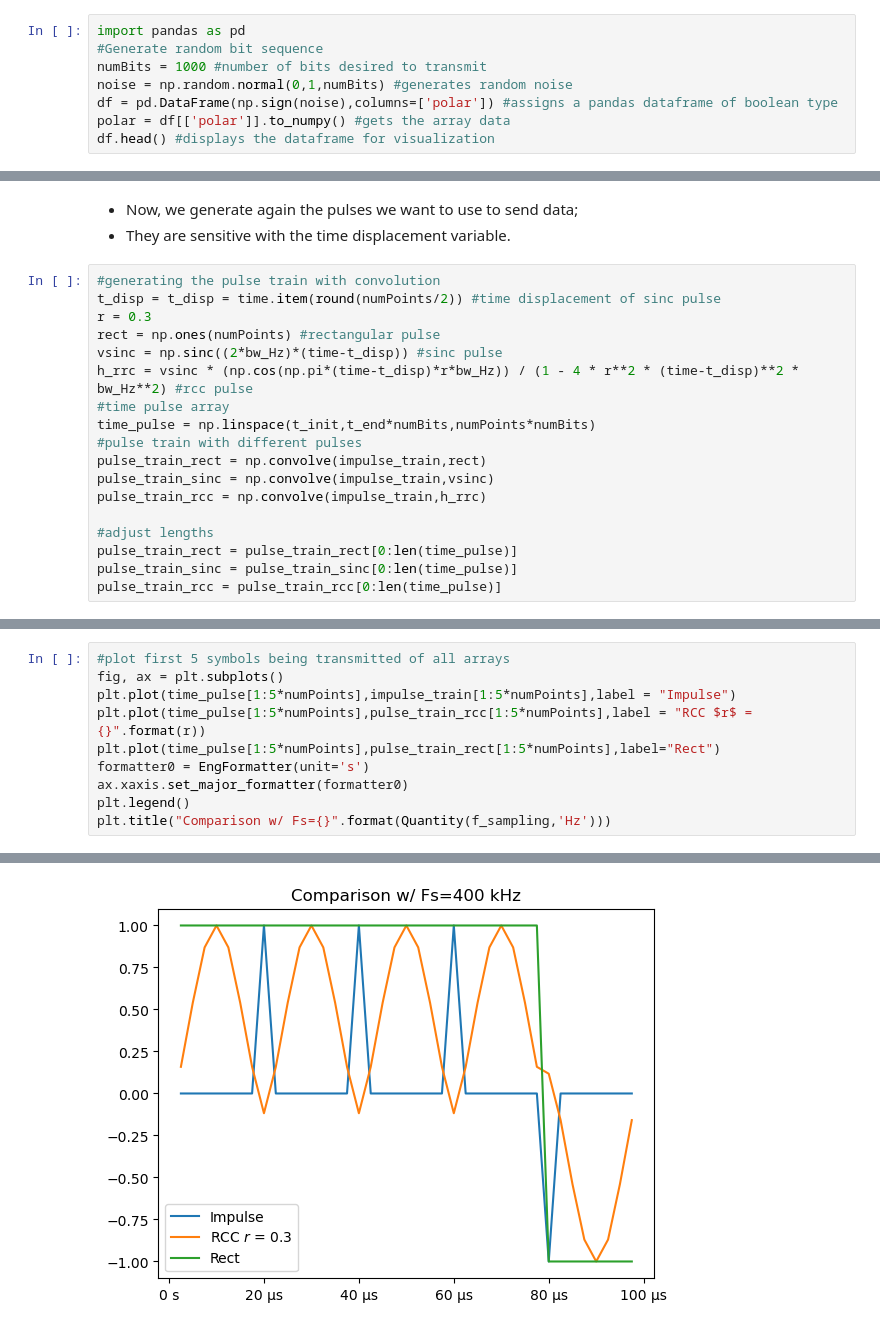
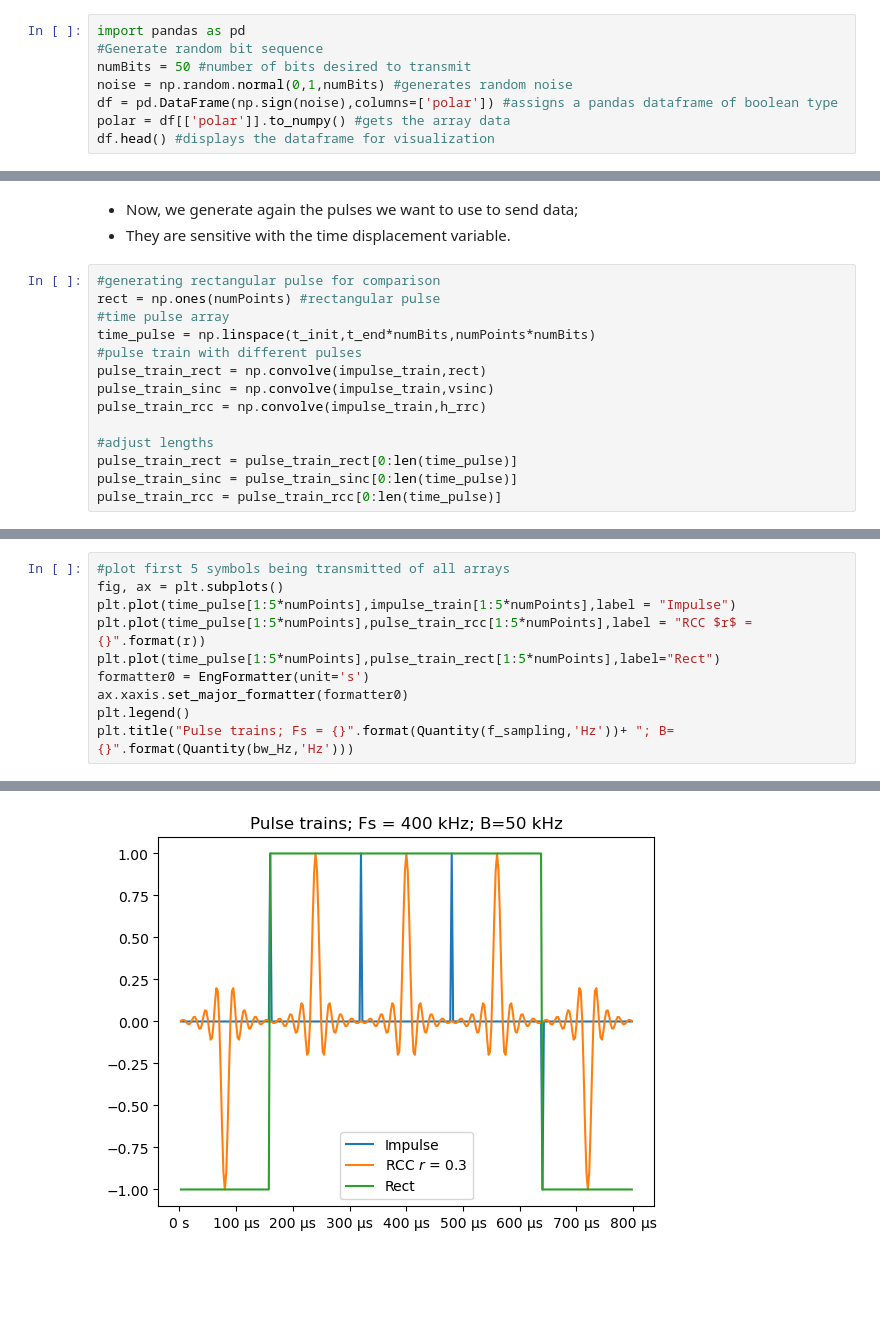
Before and after one commit to floose/py-ju-sea-dsp, a Jupyter notebook: ex1-rc-circ/LTSpice_Nyquist_pulse.ipynb, the cells around one changed output, grey strips where cells are left out. Saved outputs shown, nothing was run; the diff lists cells and outputs as text; blank space fills up the shorter version.

```diff
--- a/ex1-rc-circ/LTSpice_Nyquist_pulse.ipynb
+++ b/ex1-rc-circ/LTSpice_Nyquist_pulse.ipynb
@@ -332,7 +334,7 @@ plt.legend()
 # %%
 import pandas as pd
 #Generate random bit sequence
-numBits = 1000 #number of bits desired to transmit
+numBits = 50 #number of bits desired to transmit
 noise = np.random.normal(0,1,numBits) #generates random noise
 df = pd.DataFrame(np.sign(noise),columns=['polar']) #assigns a pandas dataframe of boolean type
 polar = df[['polar']].to_numpy() #gets the array data
@@ -371,12 +373,8 @@ plt.plot(pulse_train[0:numPoints*5])
 * Now, we generate again the pulses we want to use to send data;
 * They are sensitive with the time displacement variable.
 # %%
-#generating the pulse train with convolution
-t_disp = t_disp = time.item(round(numPoints/2)) #time displacement of sinc pulse
-r = 0.3
+#generating rectangular pulse for comparison
 rect = np.ones(numPoints) #rectangular pulse
-vsinc = np.sinc((2*bw_Hz)*(time-t_disp)) #sinc pulse
-h_rrc = vsinc * (np.cos(np.pi*(time-t_disp)*r*bw_Hz)) / (1 - 4 * r**2 * (time-t_disp)**2 * bw_Hz**2) #rcc pulse
 #time pulse array
 time_pulse = np.linspace(t_init,t_end*numBits,numPoints*numBits)
 #pulse train with different pulses
@@ -416,5 +414,5 @@ plt.plot(time_pulse[1:5*numPoints],pulse_train_rect[1:5*numPoints],label="Rect")
 formatter0 = EngFormatter(unit='s')
 ax.xaxis.set_major_formatter(formatter0)
 plt.legend()
-plt.title("Comparison w/ Fs={}".format(Quantity(f_sampling,'Hz')))
+plt.title("Pulse trains; Fs = {}".format(Quantity(f_sampling,'Hz'))+ "; B={}".format(Quantity(bw_Hz,'Hz')))
 # %% [output]
@@ -422 +420 @@ Text(0.5, 1.0, 'Comparison w/ Fs=400 kHz')
-[figure, old version]
+[figure, new version]
```
Also changed, not shown: parts of 16 cells of this notebook.
